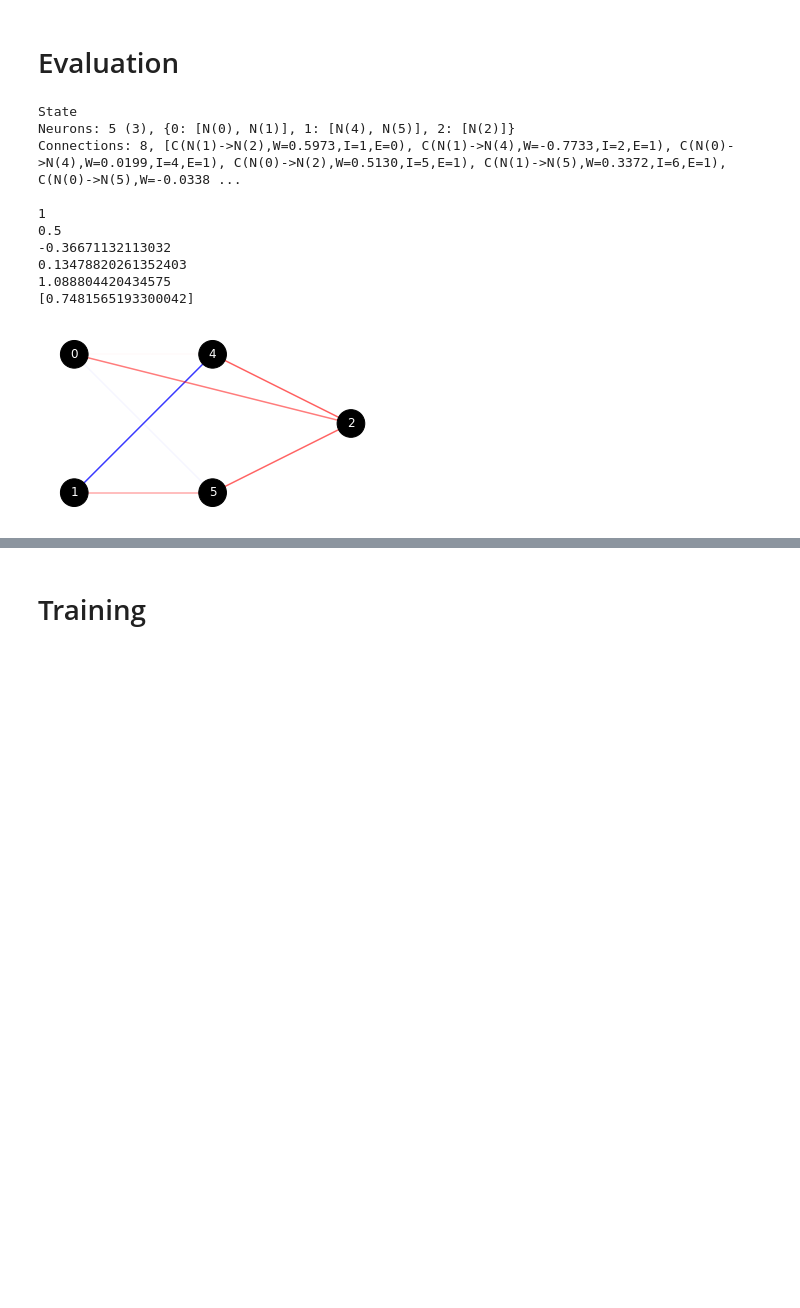
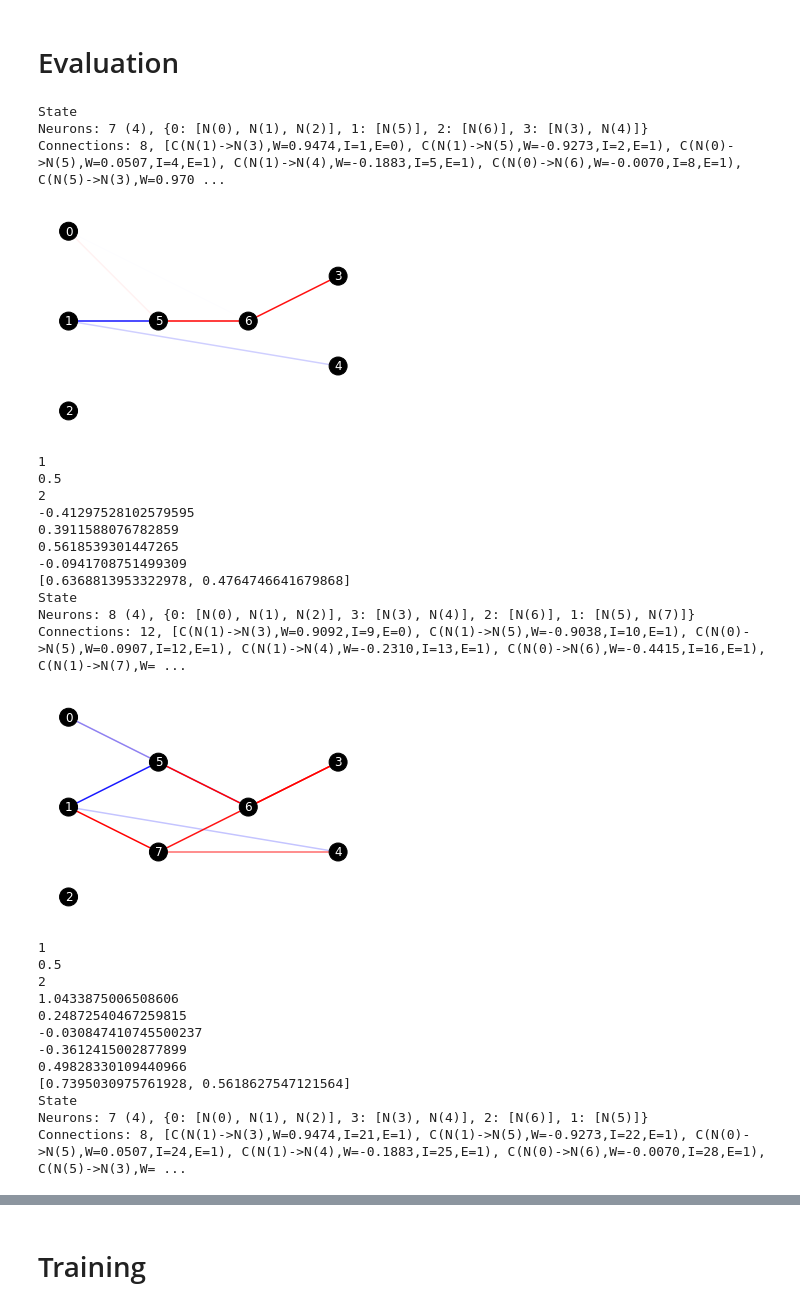
Before and after one commit to drewcurran/COS398_NEAT, a Jupyter notebook: NEAT/test_code.ipynb, the cells around one changed output, grey strips where cells are left out. Drawn from its saved outputs; the diff is of its cells as text; code cells hidden in the pictures; blank space fills up the shorter version.

```diff
--- a/NEAT/test_code.ipynb
+++ b/NEAT/test_code.ipynb
@@ -89,0 +22,4 @@ Connections: 5, [C(N(0)->N(2),W=-0.2349,I=1,E=1), C(N(1)->N(2),W=0.6209,I=2,E=0)
+# %%
+players.append(Organism(num_inputs, num_outputs))
+players[0].print_state()
+players[0].draw_state()
@@ -151,0 +78,4 @@ Connections: 8, [C(N(0)->N(2),W=-0.2313,I=1,E=1), C(N(1)->N(2),W=0.5838,I=2,E=0)
+# %%
+players.append(players[0].clone(innovations))
+players[1].print_state()
+players[1].draw_state()
@@ -189,0 +125,6 @@ Connections: 2, [C(N(0)->N(2),W=-0.2642,I=4,E=1), C(N(1)->N(2),W=0.9483,I=0,E=1)
+# %%
+players.append(players[0].crossover(innovations, players[1]))
+players[0].print_state()
+players[0].draw_state()
+players[2].print_state()
+players[2].draw_state()
@@ -189,0 +140,6 @@ Connections: 2, [C(N(0)->N(2),W=-0.2642,I=4,E=1), C(N(1)->N(2),W=0.9483,I=0,E=1)
+# %%
+players.append(players[1].crossover(innovations, players[0]))
+players[1].print_state()
+players[1].draw_state()
+players[3].print_state()
+players[3].draw_state()
@@ -190,23 +155,41 @@ Connections: 2, [C(N(0)->N(2),W=-0.2642,I=4,E=1), C(N(1)->N(2),W=0.9483,I=0,E=1)
 # %% [markdown]
 # Evaluation
 # %%
-output = player1.output([1, 0.5])
-player1.print_state()
-player1.draw_state()
+for player in players:
+    output = player.output([1, 0.5, 2])
+    player.print_state()
+    player.draw_state()
 
-for layer_neurons in player1.neurons.values():
-    for neuron in layer_neurons:
-        print(neuron.input_value)
-print(output)
+    for layer_neurons in player.neurons.values():
+        for neuron in layer_neurons:
+            print(neuron.input_value)
+    print(output)
 # %% [output]
 State
-Neurons: 5 (3), {0: [N(0), N(1)], 1: [N(4), N(5)], 2: [N(2)]}
-Connections: 8, [C(N(1)->N(2),W=0.5973,I=1,E=0), C(N(1)->N(4),W=-0.7733,I=2,E=1), C(N(0)->N(4),W=0.0199,I=4,E=1), C(N(0)->N(2),W=0.5130,I=5,E=1), C(N(1)->N(5),W=0.3372,I=6,E=1), C(N(0)->N(5),W=-0.0338 ...
-
-1
-0.5
--0.36671132113032
-0.13478820261352403
-1.088804420434575
-[0.7481565193300042]
+Neurons: 7 (4), {0: [N(0), N(1), N(2)], 1: [N(5)], 2: [N(6)], 3: [N(3), N(4)]}
+Connections: 8, [C(N(1)->N(3),W=0.9474,I=1,E=0), C(N(1)->N(5),W=-0.9273,I=2,E=1), C(N(0)->N(5),W=0.0507,I=4,E=1), C(N(1)->N(4),W=-0.1883,I=5,E=1), C(N(0)->N(6),W=-0.0070,I=8,E=1), C(N(5)->N(3),W=0.970 ...
-[figure, old version]
+[figure, new version]
+1
+0.5
+2
+-0.41297528102579595
+0.3911588076782859
+0.5618539301447265
+-0.0941708751499309
+[0.6368813953322978, 0.4764746641679868]
+State
+Neurons: 8 (4), {0: [N(0), N(1), N(2)], 3: [N(3), N(4)], 2: [N(6)], 1: [N(5), N(7)]}
+Connections: 12, [C(N(1)->N(3),W=0.9092,I=9,E=0), C(N(1)->N(5),W=-0.9038,I=10,E=1), C(N(0)->N(5),W=0.0907,I=12,E=1), C(N(1)->N(4),W=-0.2310,I=13,E=1), C(N(0)->N(6),W=-0.4415,I=16,E=1), C(N(1)->N(7),W= ...
+[figure, added]
+1
+0.5
+2
+1.0433875006508606
+0.24872540467259815
+-0.030847410745500237
+-0.3612415002877899
+0.49828330109440966
+[0.7395030975761928, 0.5618627547121564]
+State
+Neurons: 7 (4), {0: [N(0), N(1), N(2)], 3: [N(3), N(4)], 2: [N(6)], 1: [N(5)]}
+Connections: 8, [C(N(1)->N(3),W=0.9474,I=21,E=1), C(N(1)->N(5),W=-0.9273,I=22,E=1), C(N(0)->N(5),W=0.0507,I=24,E=1), C(N(1)->N(4),W=-0.1883,I=25,E=1), C(N(0)->N(6),W=-0.0070,I=28,E=1), C(N(5)->N(3),W= ...
```
Also changed, not shown: parts of 36 cells of this notebook, 6 other files.
